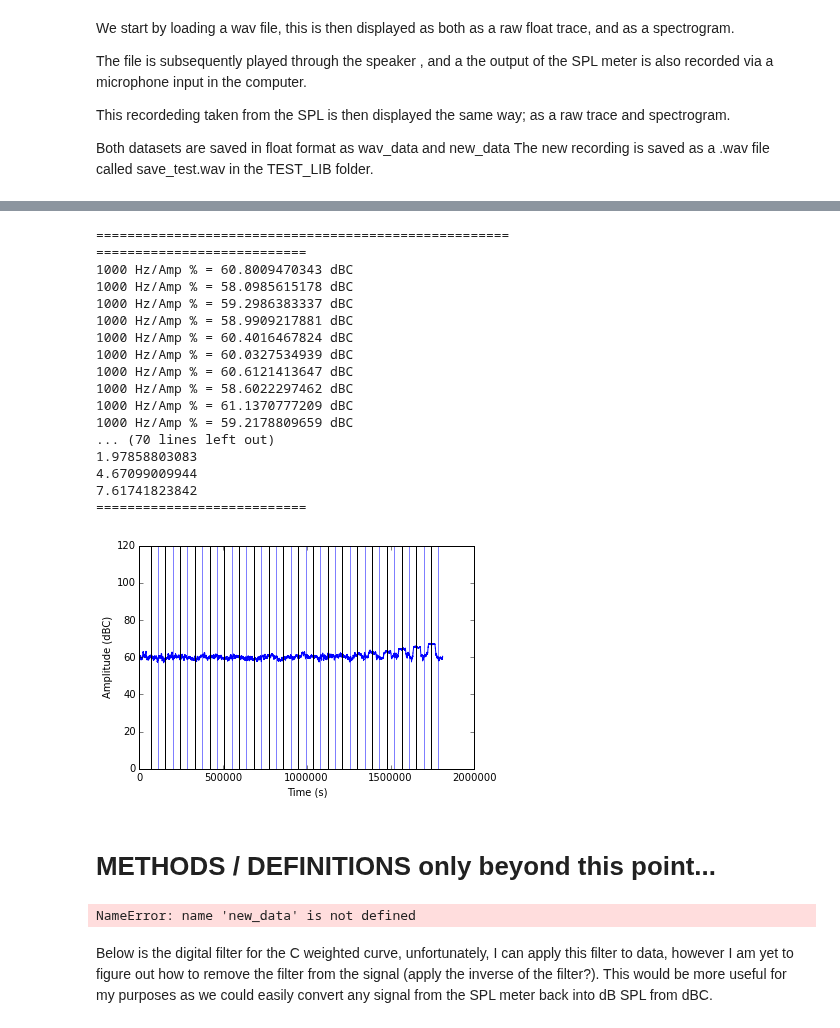
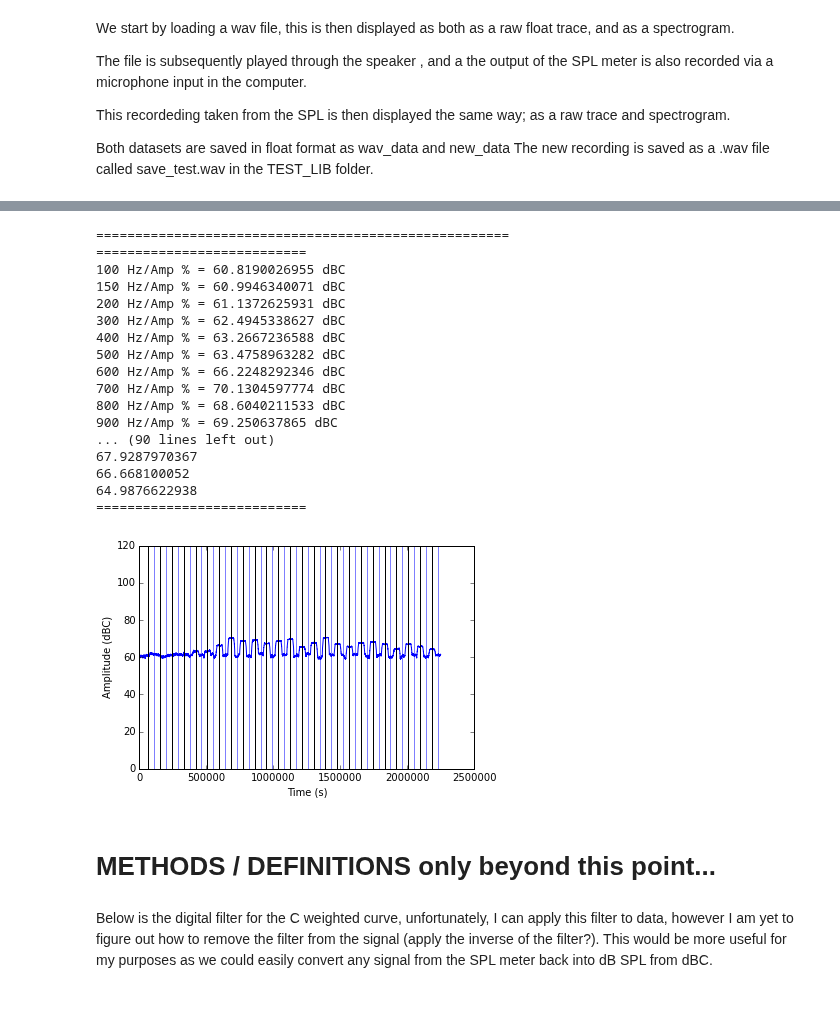
Before and after one commit to BirdMI-UniversityofAuckland/MichaelSandbox, a Jupyter notebook: MicSpeakerPro/SPL_meter_testing.ipynb, the cells around one changed output, grey strips where cells are left out. Cells and saved outputs as stored; diff of their text form; code cells hidden in the pictures.

```diff
--- a/MicSpeakerPro/SPL_meter_testing.ipynb
+++ b/MicSpeakerPro/SPL_meter_testing.ipynb
@@ -82,16 +82,16 @@ Finished playback!
 We only run this cell if we want to load a previously saved trial.
 """
 
-fs , wav_data_raw = wav.read(working_directory + 'TEST_LIB\\sound_amplitudes.wav')
+fs , wav_data_raw = wav.read(working_directory + 'TEST_LIB\\sound_alltones.wav')
 # Convert to float 32, from int 16 pcm
 wav_data = pcm2float(wav_data_raw, dtype ='float64')
 
-fs, new_data_raw = wav.read(working_directory + 'TEST_LIB\\outputs\\Python_Trial_amplitudes_10.wav')
+fs, new_data_raw = wav.read(working_directory + 'TEST_LIB\\outputs\\Python_Trial_7.wav')
 new_data = pcm2float(new_data_raw, dtype ='float64')
 # %%
 print "Converting input into dB using a FAST response..."
 # Convert the new_data to dBC and filter with root mean squared averaging...
-Fwindow = 44100 * 0.125 # FAST response time weighting.
+Fwindow = 8394 #44100 * 0.125 # FAST response time weighting.
 # we use 94 as our offset for the 50-100 mode in SPL weighting
 freq_response  = volts_to_db(new_data, dBoffset = 94, window_size = Fwindow, )
 print "Calculations Complete!"
@@ -120,10 +120,10 @@ is played every 2 seconds, at 1, 3, 5, 7 etc time points in.
 """
 
 """ UNCOMMENT THIS IF YOUR TESTING THE SOUND_ALLTONES.WAV FILE"""
-#fnarray = [100,150,200,300,400,500,600,700,800,900,
-#               1000, 1500,2000, 2500, 3000, 3500, 4000, 4500, 5000, 5500, 6000, 6500, 7000, 7500, 8000]
+fnarray = [100,150,200,300,400,500,600,700,800,900,
+               1000, 1500,2000, 2500, 3000, 3500, 4000, 4500, 5000, 5500, 6000, 6500, 7000, 7500, 8000]
 """ UNCOMMENT THIS IF YOUR TESTING THE SOUND_AMPLITUDES.WAV FILE"""
-fnarray = [1000]*20
+#fnarray = [1000]*10
 
 data = {"Frequency" : fnarray, "dBC" : range(len(fnarray)),
         "Silence" : range(len(fnarray)),
@@ -140,51 +140,51 @@ plt.ylabel('Amplitude (dBC)')
 for i in range(len(fnarray)): # For every Frequency:
     samplestart = ((i*2)+1.5)*44100 # Find index of the middle of the period wherethat frequency is expected in the sound.
     plt.axvline(x=samplestart, linewidth=1, color='k')
     plt.axvline(x=samplestart+44100, linewidth=0.5, color='b') # Plot a vertical line so we can visually confirm.
     data["dBC"][i] = freq_response[samplestart] # Assign that value to the data
 
     pre_silence = freq_response[samplestart-44100]
     post_silence = freq_response[samplestart+44100]
 
-    data["Silence"][i] = (pre_silence + post_silence)/2.0
+    data["Silence"][i] = average_db(pre_silence, post_silence)
 
-    data["Difference"][i] = c_to_spl(fnarray[i], (data["dBC"][i] - data["Silence"][i])) # Convert that value according to tone played into dB SPL
+    data["Difference"][i] = c_to_spl(fnarray[i], subtract_db(data["dBC"][i],data["Silence"][i])) # Convert that value according to tone played into dB SPL
     data["dBSPL"][i] = c_to_spl(fnarray[i], data["dBC"][i])
 
 # Print the data we have obtained so we can copy/paste into Excel.
 print "==========================="
 for i in range(len(fnarray)):
     print str(data["Frequency"][i]) + " Hz/Amp % = " + str(data["dBC"][i]) + " dBC"
 print "==========================="
 for i in range(len(fnarray)):
-    print data["dBSPL"][i]
+    print data["dBC"][i]
 print "==========================="
 for i in range(len(fnarray)):
     print data["Silence"][i]
 print "==========================="
 for i in range(len(fnarray)):
     print data["Difference"][i]
 print "==========================="
 plt.show()
 # %% [output]
 =====================================================
 ===========================
-1000 Hz/Amp % = 60.8009470343 dBC
-1000 Hz/Amp % = 58.0985615178 dBC
-1000 Hz/Amp % = 59.2986383337 dBC
-1000 Hz/Amp % = 58.9909217881 dBC
-1000 Hz/Amp % = 60.4016467824 dBC
-1000 Hz/Amp % = 60.0327534939 dBC
-1000 Hz/Amp % = 60.6121413647 dBC
-1000 Hz/Amp % = 58.6022297462 dBC
-1000 Hz/Amp % = 61.1370777209 dBC
-1000 Hz/Amp % = 59.2178809659 dBC
-... (70 lines left out)
-1.97858803083
-4.67099009944
-7.61741823842
+100 Hz/Amp % = 60.8190026955 dBC
+150 Hz/Amp % = 60.9946340071 dBC
+200 Hz/Amp % = 61.1372625931 dBC
+300 Hz/Amp % = 62.4945338627 dBC
+400 Hz/Amp % = 63.2667236588 dBC
+500 Hz/Amp % = 63.4758963282 dBC
+600 Hz/Amp % = 66.2248292346 dBC
+700 Hz/Amp % = 70.1304597774 dBC
+800 Hz/Amp % = 68.6040211533 dBC
+900 Hz/Amp % = 69.250637865 dBC
+... (90 lines left out)
+67.9287970367
+66.668100052
+64.9876622938
 ===========================
-[figure, old version]
+[figure, new version]
 # %% [markdown]
 # METHODS / DEFINITIONS only beyond this point...
 # %%
@@ -559,12 +587,3 @@ def c_to_spl(f, dB = 0):
-# %%
-noise_example = new_data[:22050]
-data_example = new_data[44100*30:44100*40]
-
-noise_response = signal.deconvolve(data_example, noise_example)
-
-plt.plot(noise_response)
-# %% [output]
-NameError: name 'new_data' is not defined
 # %% [markdown]
 Below is the digital filter for the C weighted curve, unfortunately, I can apply this filter to data, however I am yet to figure out how to remove the filter from the signal (apply the inverse of the filter?). This would be more useful for my purposes as we could easily convert any signal from the SPL meter back into dB SPL from dBC.
 # %%
```
Also changed, not shown: parts of 15 cells of this notebook.
